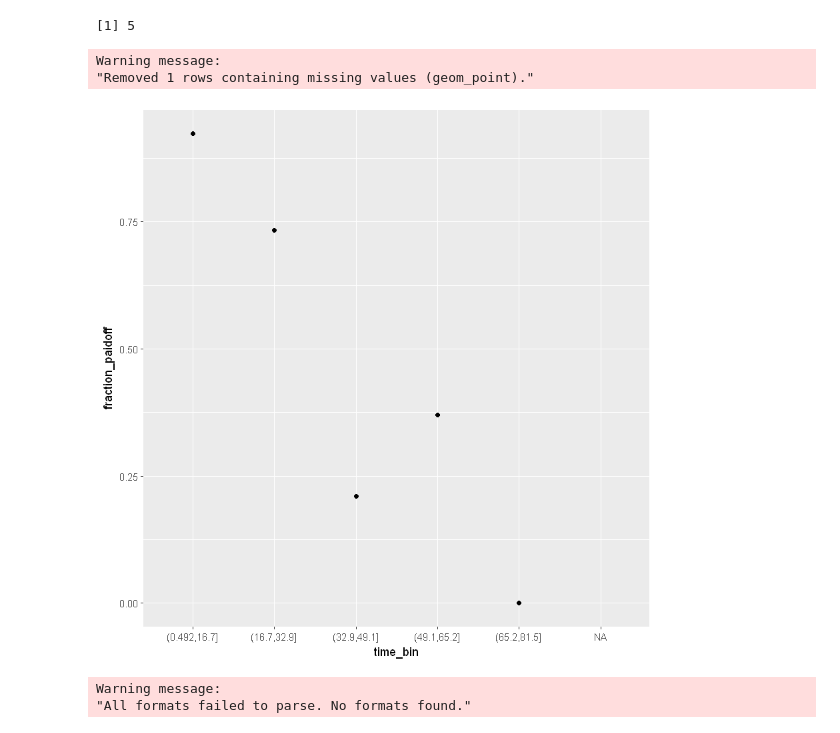
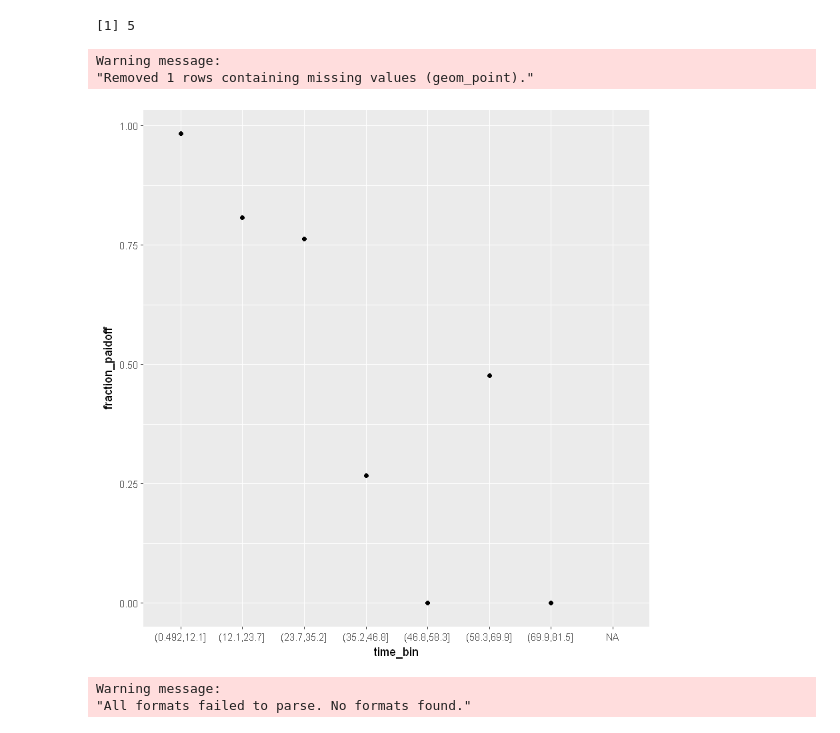
Before and after one commit to Plutonicx/sandbox, a Jupyter notebook: time_decay_data/loan data first look.ipynb, the cells around one changed output. Saved outputs shown, nothing was run; the diff lists cells and outputs as text; code cells hidden in the pictures.

```diff
--- a/time_decay_data/loan data first look.ipynb
+++ b/time_decay_data/loan data first look.ipynb
@@ -53,19 +53,19 @@ which.max( seq(from = 0,to=60,by = 5) > 5 )*5 - 10
 [1] 5
 # %%
 data %>% mutate(time_diff = -1*difftime(lubridate::mdy(effective_date),lubridate::mdy_hm(paid_off_time),units="days") %>% as.numeric ) %>%
-    mutate( time_bin = cut(time_diff, breaks = 5)  ) %>%
+    mutate( time_bin = cut(time_diff, breaks = 7)  ) %>%
     group_by(time_bin) %>%
     summarise(
         paidoff_vol = sum(loan_status == 'PAIDOFF'),
         coll_paidoff_vol = sum(loan_status == 'COLLECTION_PAIDOFF'),
         fraction_paidoff = sum(loan_status == 'PAIDOFF') / (
         sum(loan_status == 'PAIDOFF') + sum(loan_status == 'COLLECTION_PAIDOFF'))
     ) %>%
 ggplot(aes(x=time_bin,y=fraction_paidoff)) + geom_point()
 # %% [output]
 Warning message:
 "Removed 1 rows containing missing values (geom_point)."
-[figure, old version]
+[figure, new version]
 # %%
 data %>% mutate(time_diff = difftime(lubridate::mdy(effective_date),lubridate::mdy_hm(paid_off_time),units="days") %>% as.numeric ) %>%
 # %%
```
Also changed, not shown: 1 other file.
